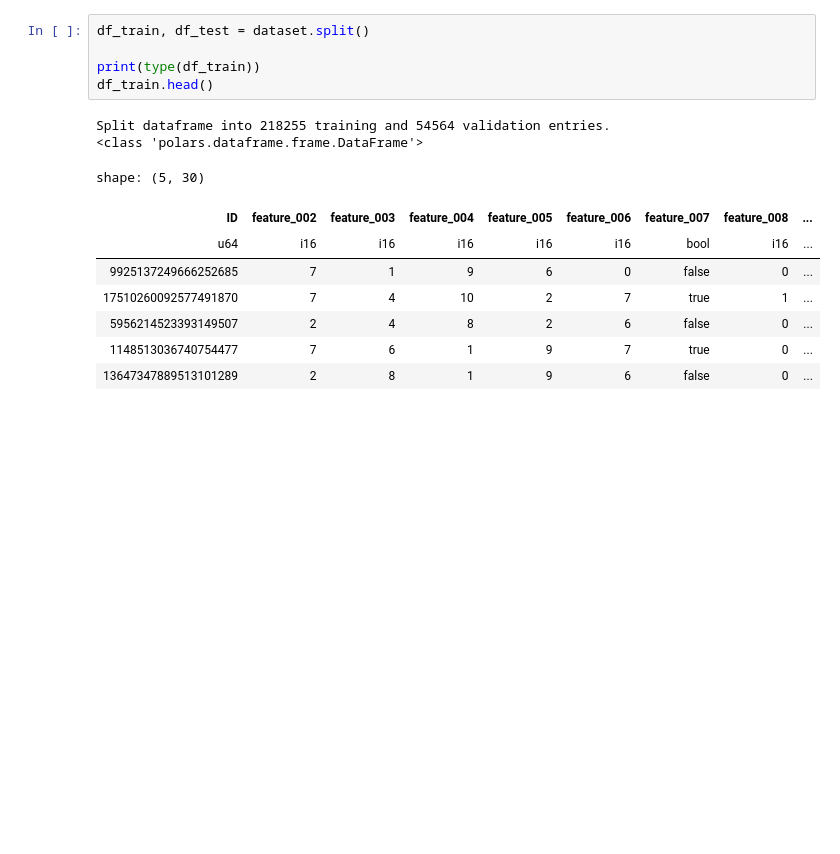
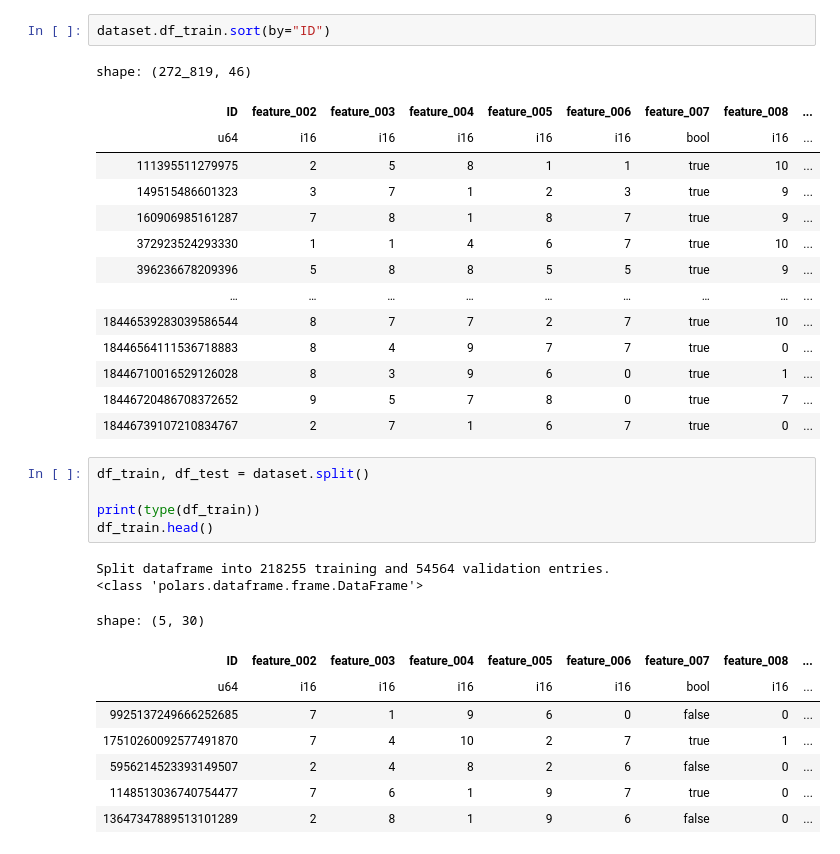
Before and after one commit to MatthiasPersonnaz/Mercor_Cheating_Detection, a Jupyter notebook: Mercor_Cheating_Detection.ipynb, the cells around one changed output. Saved outputs shown, nothing was run; the diff lists cells and outputs as text; blank space fills up the shorter version.

```diff
--- a/Mercor_Cheating_Detection.ipynb
+++ b/Mercor_Cheating_Detection.ipynb
@@ -38,3 +39,20 @@ shape: (5, 30)
+# %%
+dataset.df_train.sort(by="ID")
+# %% [output]
+shape: (272_819, 46)
+| ID | feature_002 | feature_003 | feature_004 | feature_005 | feature_006 | feature_007 | feature_008 | ... |
+| u64 | i16 | i16 | i16 | i16 | i16 | bool | i16 | ... |
+| 111395511279975 | 2 | 5 | 8 | 1 | 1 | true | 10 | ... |
+| 149515486601323 | 3 | 7 | 1 | 2 | 3 | true | 9 | ... |
+| 160906985161287 | 7 | 8 | 1 | 8 | 7 | true | 9 | ... |
+| 372923524293330 | 1 | 1 | 4 | 6 | 7 | true | 10 | ... |
+| 396236678209396 | 5 | 8 | 8 | 5 | 5 | true | 9 | ... |
+| … | … | … | … | … | … | … | … | ... |
+| 18446539283039586544 | 8 | 7 | 7 | 2 | 7 | true | 10 | ... |
+| 18446564111536718883 | 8 | 4 | 9 | 7 | 7 | true | 0 | ... |
+| 18446710016529126028 | 8 | 3 | 9 | 6 | 0 | true | 1 | ... |
+| 18446720486708372652 | 9 | 5 | 7 | 8 | 0 | true | 7 | ... |
+| 18446739107210834767 | 2 | 7 | 1 | 6 | 7 | true | 0 | ... |
 # %%
 df_train, df_test = dataset.split()
 
```
Also changed, not shown: parts of 2 cells of this notebook, 2 other files.
